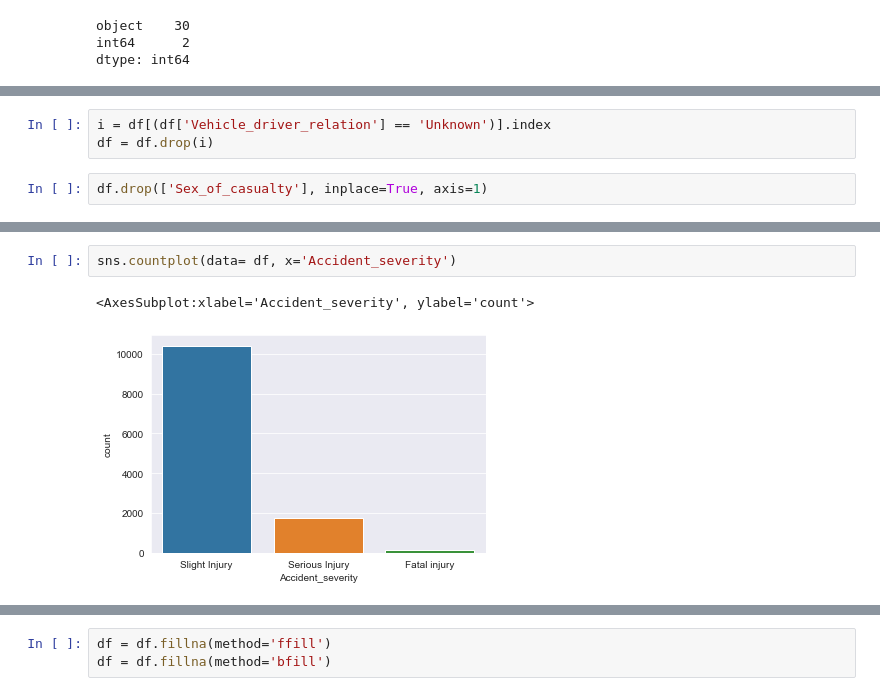
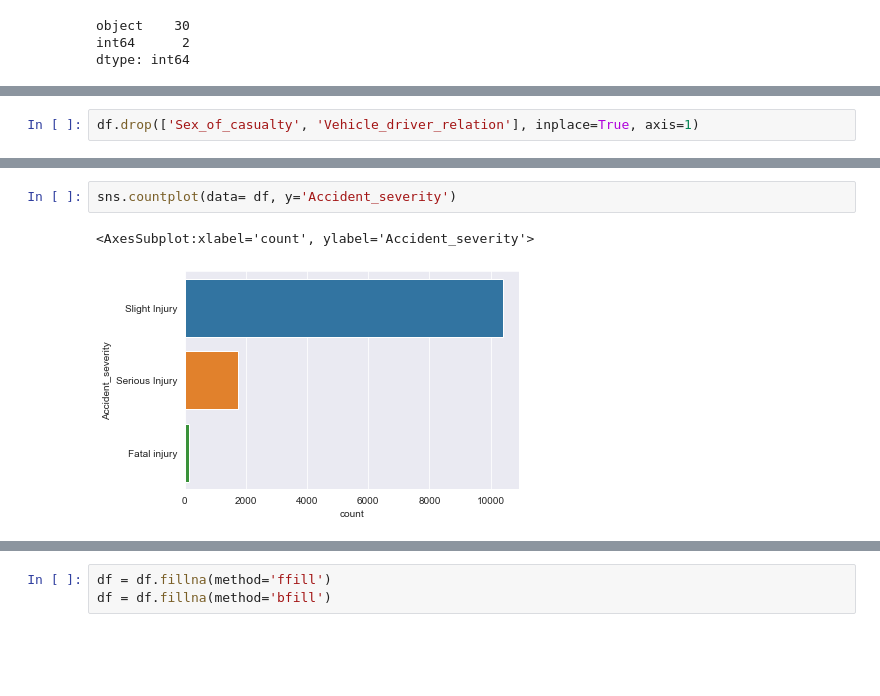
Before and after one commit to Thilak-cm/Road-Traffic-Accident-severity-prediction, a Jupyter notebook: RTA code.ipynb, the cells around one changed output, grey strips where cells are left out. Drawn from its saved outputs; the diff is of its cells as text; blank space fills up the shorter version.

```diff
--- a/RTA code.ipynb
+++ b/RTA code.ipynb
@@ -58,8 +67,5 @@ i = df[(df['Vehicle_driver_relation'] == 'Unknown')].index
-# %%
-i = df[(df['Vehicle_driver_relation'] == 'Unknown')].index
-df = df.drop(i)
 # %%
-df.drop(['Sex_of_casualty'], inplace=True, axis=1)
+df.drop(['Sex_of_casualty', 'Vehicle_driver_relation'], inplace=True, axis=1)
 # %%
 df.info()
 # %% [output]
@@ -83,5 +134,5 @@ memory usage: 3.0+ MB
 # %%
-sns.countplot(data= df, x='Accident_severity')
+sns.countplot(data= df, y='Accident_severity')
 # %% [output]
-<AxesSubplot:xlabel='Accident_severity', ylabel='count'>
+<AxesSubplot:xlabel='count', ylabel='Accident_severity'>
-[figure, old version]
+[figure, new version]
```
Also changed, not shown: parts of 49 cells of this notebook.
